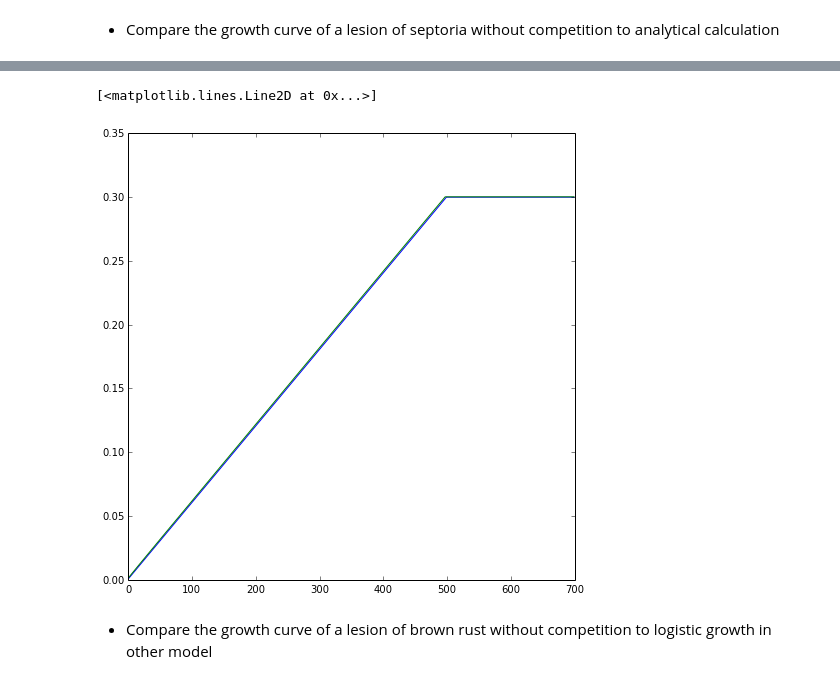
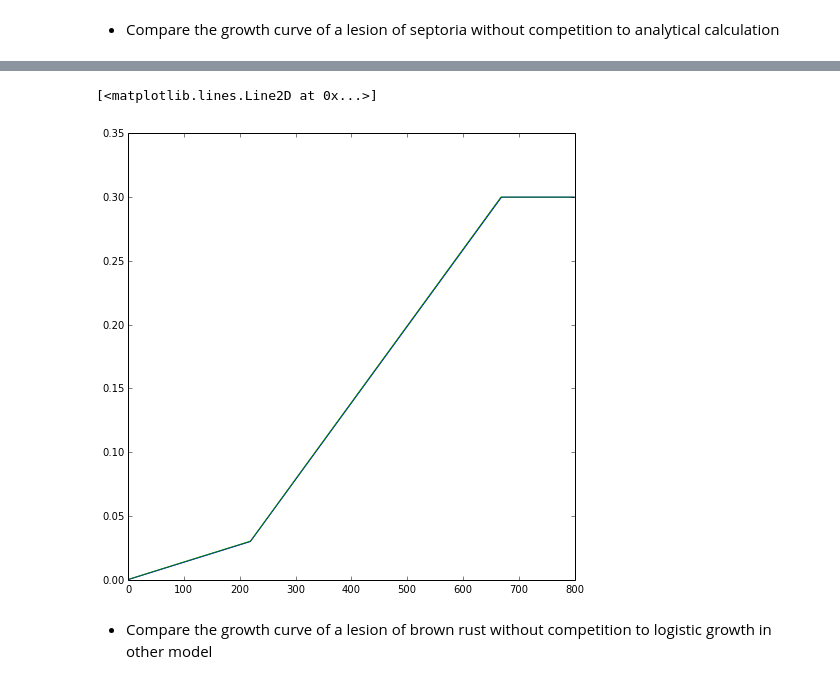
Before and after one commit to openalea-incubator/alep, a Jupyter notebook: alep/example/septo_rust_competition_leaf.ipynb, the cells around one changed output, grey strips where cells are left out. Cells and saved outputs as stored; diff of their text form; code cells hidden in the pictures.

```diff
--- a/alep/example/septo_rust_competition_leaf.ipynb
+++ b/alep/example/septo_rust_competition_leaf.ipynb
@@ -152,8 +168,8 @@ A lesion of rust is represented as a growing circle colonizing pixels of leaf. T
 # %%
 class RustLesion(object):
     lid = 0.
-    dr = 0.00035
-    #dE = 10
+    k = 0.015
+    x0 = 350.
     dE = 1.7
     age_spo = 180
     age_end_spo = 800
@@ -162,7 +178,7 @@ class RustLesion(object):
         self.age = 0
         self.x = x
         self.y = y
-        self.r = 0.
+        self.pot_surface = 0.
         self.Smax = 0.09
         RustLesion.lid -= 1
         self.lid = RustLesion.lid
@@ -171,12 +187,15 @@ class RustLesion(object):
     def reset(self):
         RustLesion.lid=0
 
+    def logistic(self, x):
+        return self.Smax/(1.+np.exp(-self.k*(x-self.x0)))
+
     def growth(self, dt):
         if self.is_active:
-            surf = self.pot_surface
-            if surf <= self.Smax:
-                self.r += self.dr*dt
+            self.pot_surface += self.logistic(self.age+dt) - self.logistic(self.age)
             self.age += dt
+            if round(self.pot_surface,6)==self.Smax and self.age >= self.age_end_spo:
+                self.disable()
 
     def emission(self):
         if self.is_active and self.age >= self.age_spo and self.age < self.age_end_spo:
@@ -188,8 +207,8 @@ class RustLesion(object):
         self.is_active = False
 
     @property
-    def pot_surface(self):
-        return np.pi * self.r ** 2
+    def r(self):
+        return np.sqrt(self.pot_surface/np.pi)
 
     @property
     def surface(self):
@@ -296,7 +315,7 @@ def disperse_lesion(leaf, lesions, LesionModel = SeptoLesion, competition_model
 # %% [markdown]
 * Plot the leaf with different colors for different types of lesions
 # %%
-def plot_leaf(leaf, lesions, return_leaf = False):
+def plot_leaf(leaf, lesions, return_leaf = False, ax=None):
     leaf_color = np.array([[np.array([148, 225, 136])/255. for i in range(len(line))] for line in leaf])
     # Plot lesions of septoria in different stages
     for l in lesions:
@@ -312,7 +331,11 @@ def plot_leaf(leaf, lesions, return_leaf = False):
             leaf_color[np.where((leaf==l.lid) & (non_spo))] = np.array([1., 1., 0.])
     if return_leaf == True:
         return leaf_color.transpose((1,0,2))
-    else:
+    elif ax is None:
         fig = imshow(leaf_color.transpose((1,0,2)), interpolation = 'nearest')
         fig.axes.get_xaxis().set_visible(False)
         fig.axes.get_yaxis().set_visible(False)
+    else:
+        ax.imshow(leaf_color.transpose((1,0,2)), interpolation = 'nearest')
+        ax.get_xaxis().set_visible(False)
+        ax.get_yaxis().set_visible(False)
@@ -334,7 +372,7 @@ s_lesion = []
 for i in range(1000):
     lesion.growth(dt=1.)
     leaf = biological_competition(leaf, [lesion])
-    s_lesion.append(lesion.pot_surface)
+    s_lesion.append(lesion.surface)
     if i in ages:
         leaves.append(plot_leaf(leaf, [lesion], return_leaf = True))
 # %%
@@ -359,22 +397,24 @@ rcParams['figure.figsize']=(8,8)
 # %%
 leaf = np.zeros((int(L/dL), int(W/dW)), dtype=int)
 lesion = SeptoLesion(0.5,0.5)
-lesion.age = lesion.age_chlo
 s_analytic = []
 s_lesion = []
 surf = 0
 smax = 0.3
-for i in range(700):
-    surf += 0.0006
+for i in range(800):
+    if i < lesion.age_chlo:
+        surf += 0.03/220.
+    else:
+        surf += 0.0006
     s_analytic.append(min(smax, surf))
 
     lesion.growth(1.)
     s_lesion.append(lesion.pot_surface)
 plot(s_analytic)
 plot(s_lesion)
 # %% [output]
 [<matplotlib.lines.Line2D at 0x...>]
-[figure, old version]
+[figure, new version]
 # %% [markdown]
 * Compare the growth curve of a lesion of brown rust without competition to logistic growth in other model
 # %%
```
Also changed, not shown: parts of 49 cells of this notebook, 5 other files.
